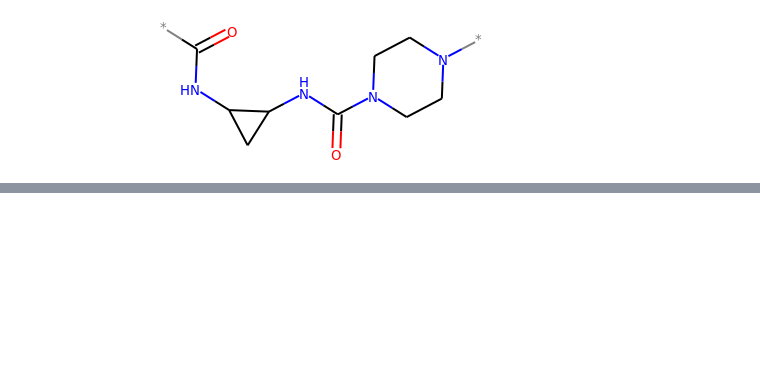
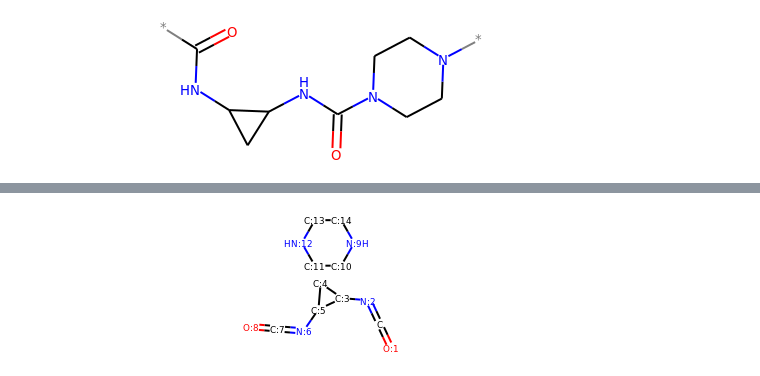
Before and after one commit to rishigurnani/hMOFs-Snurr, a Jupyter notebook: fall20_mse_8803_2.ipynb, the cells around one changed output, grey strips where cells are left out. Cells and saved outputs as stored; diff of their text form; code cells hidden in the pictures; blank space fills up the shorter version.

```diff
--- a/fall20_mse_8803_2.ipynb
+++ b/fall20_mse_8803_2.ipynb
@@ -1418,0 +1432,33 @@ did not match C++ signature:
+# %%
+### make the first monomer set ###
+em = Chem.EditableMol(pm)
+em.RemoveBond(a_inh,a_ic)
+em.RemoveBond(b_inh,b_ic)
+#switch bond
+em.RemoveBond(a_in,a_ic)
+em.AddBond(a_in,a_ic,Chem.BondType.DOUBLE)
+#switch bond
+em.RemoveBond(b_in,b_ic)
+em.AddBond(b_in,b_ic,Chem.BondType.DOUBLE)
+
+new_mol1=em.GetMol()
+try:
+    Chem.SanitizeMol(new_mol1)
+except:
+    pass
+
+### make the second monomer set ###
+em = Chem.EditableMol(pm)
+em.RemoveBond(a_in,a_ic)
+em.RemoveBond(b_in,b_ic)
+#switch bond
+em.RemoveBond(a_inh,a_ic)
+em.AddBond(a_inh,a_ic,Chem.BondType.DOUBLE)
+#switch bond
+em.RemoveBond(b_inh,b_ic)
+em.AddBond(b_inh,b_ic,Chem.BondType.DOUBLE)
+new_mol2 = em.GetMol()
+try:
+    Chem.SanitizeMol(new_mol2)
+except:
+    pass
@@ -1418,0 +1476,4 @@ did not match C++ signature:
+# %%
+new_mol2
+# %% [output]
+[figure, added]
```
Also changed, not shown: parts of 16 cells of this notebook, 1 other file.
